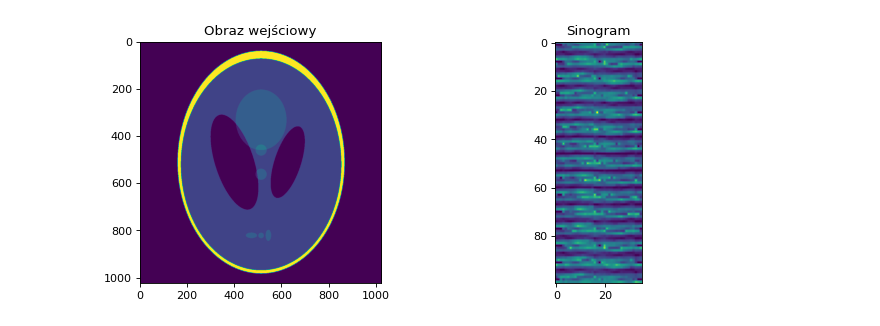
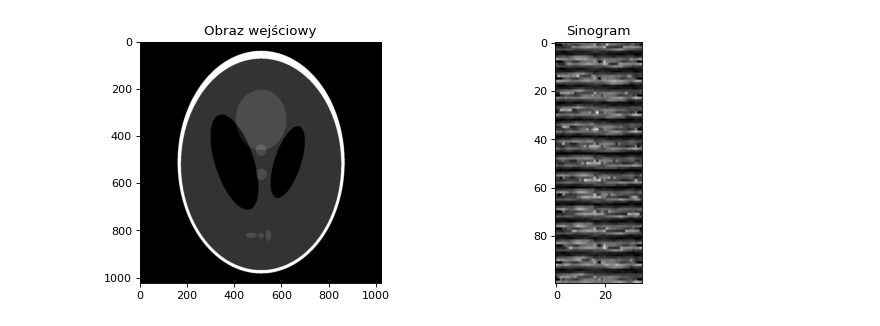
Before and after one commit to zuznnjus/Computed-Tomography-Simulator, a Jupyter notebook: CT_simulator.ipynb, the cells around one changed output. Drawn from its saved outputs; the diff is of its cells as text; code cells hidden in the pictures.

Commit message:
Change image color

```diff
--- a/CT_simulator.ipynb
+++ b/CT_simulator.ipynb
@@ -89,33 +89,33 @@ def getDetectorsPositions(image, angle):
     return positions
 
 def normalize():
     return
 
 def applyConvolution(): # to na 5
     return
 
 def displaySinogram():
     return
 
 def displayOutput():
     return
 
 def main():
     images = ['Kolo.jpg', 'Kropka.jpg', 'Kwadraty2.jpg', 'Paski2.jpg', 'Shepp_logan.jpg']
     image = io.imread('tomograf-zdjecia/' + images[4], as_gray = True)
 
     sinogram = np.array(applyRadonTransform(image)).transpose()
 
     fig = plt.figure(figsize=(10, 4), dpi=80)
     ax = fig.add_subplot(121)
     ax.set_title('Obraz wejściowy')
-    ax.imshow(image)
+    ax.imshow(image, cmap = 'gray')
 
     ax = fig.add_subplot(122)
     ax.set_title('Sinogram')
-    ax.imshow(sinogram)
+    ax.imshow(sinogram, cmap = 'gray')
 
 if __name__ == '__main__':
     main()
 # %% [output]
-[figure, old version]
+[figure, new version]
```
